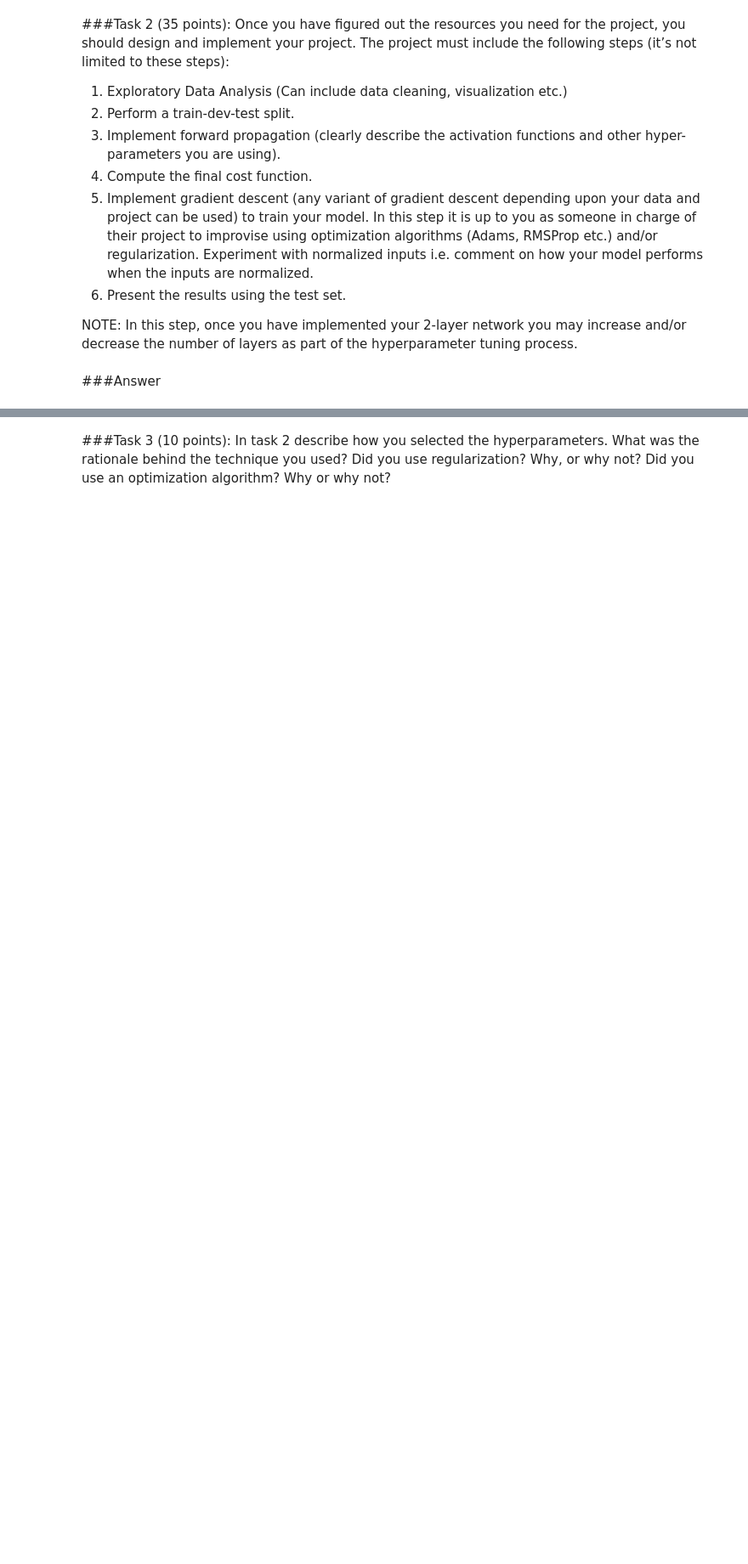
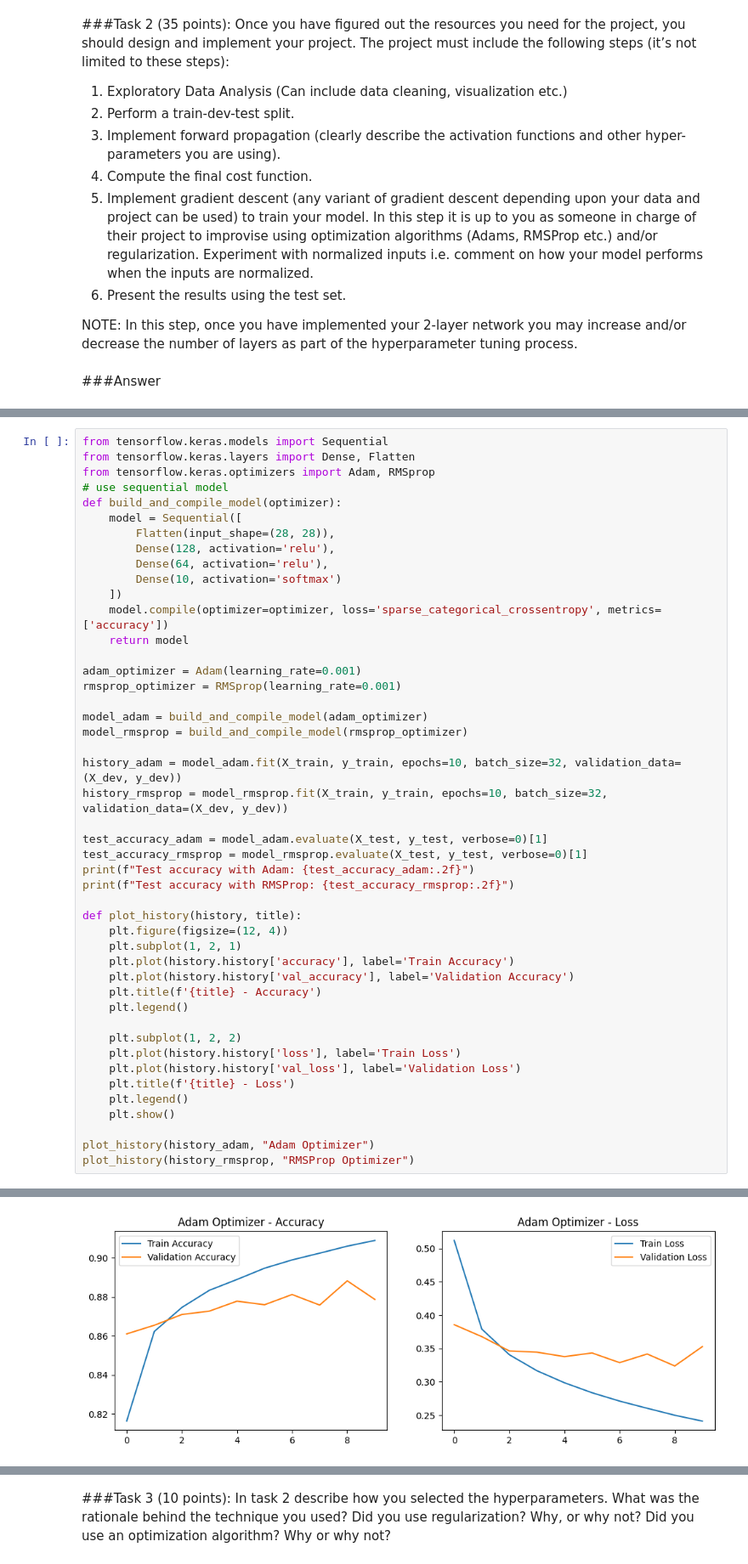
Before and after one commit to liangliang6v6/Homeworks, a Jupyter notebook: Homework3.ipynb, the cells around one changed output, grey strips where cells are left out. Shown at 85% size. Drawn from its saved outputs; the diff is of its cells as text; blank space fills up the shorter version.

```diff
--- a/Homework3.ipynb
+++ b/Homework3.ipynb
@@ -53,0 +288,47 @@ NOTE: In this step, once you have implemented your 2-layer network you may incre
+# %%
+from tensorflow.keras.models import Sequential
+from tensorflow.keras.layers import Dense, Flatten
+from tensorflow.keras.optimizers import Adam, RMSprop
+# use sequential model
+def build_and_compile_model(optimizer):
+    model = Sequential([
+        Flatten(input_shape=(28, 28)),
+        Dense(128, activation='relu'),
+        Dense(64, activation='relu'),
+        Dense(10, activation='softmax')
+    ])
+    model.compile(optimizer=optimizer, loss='sparse_categorical_crossentropy', metrics=['accuracy'])
+    return model
+
+adam_optimizer = Adam(learning_rate=0.001)
+rmsprop_optimizer = RMSprop(learning_rate=0.001)
+
+model_adam = build_and_compile_model(adam_optimizer)
+model_rmsprop = build_and_compile_model(rmsprop_optimizer)
+
+history_adam = model_adam.fit(X_train, y_train, epochs=10, batch_size=32, validation_data=(X_dev, y_dev))
+history_rmsprop = model_rmsprop.fit(X_train, y_train, epochs=10, batch_size=32, validation_data=(X_dev, y_dev))
+
+test_accuracy_adam = model_adam.evaluate(X_test, y_test, verbose=0)[1]
+test_accuracy_rmsprop = model_rmsprop.evaluate(X_test, y_test, verbose=0)[1]
+print(f"Test accuracy with Adam: {test_accuracy_adam:.2f}")
+print(f"Test accuracy with RMSProp: {test_accuracy_rmsprop:.2f}")
+
+def plot_history(history, title):
+    plt.figure(figsize=(12, 4))
+    plt.subplot(1, 2, 1)
+    plt.plot(history.history['accuracy'], label='Train Accuracy')
+    plt.plot(history.history['val_accuracy'], label='Validation Accuracy')
+    plt.title(f'{title} - Accuracy')
+    plt.legend()
+
+    plt.subplot(1, 2, 2)
+    plt.plot(history.history['loss'], label='Train Loss')
+    plt.plot(history.history['val_loss'], label='Validation Loss')
+    plt.title(f'{title} - Loss')
+    plt.legend()
+    plt.show()
+
+plot_history(history_adam, "Adam Optimizer")
+plot_history(history_rmsprop, "RMSProp Optimizer")
+# %% [output]
@@ -53,0 +352 @@ NOTE: In this step, once you have implemented your 2-layer network you may incre
+[figure, added]
```
Also changed, not shown: parts of 15 cells of this notebook.
